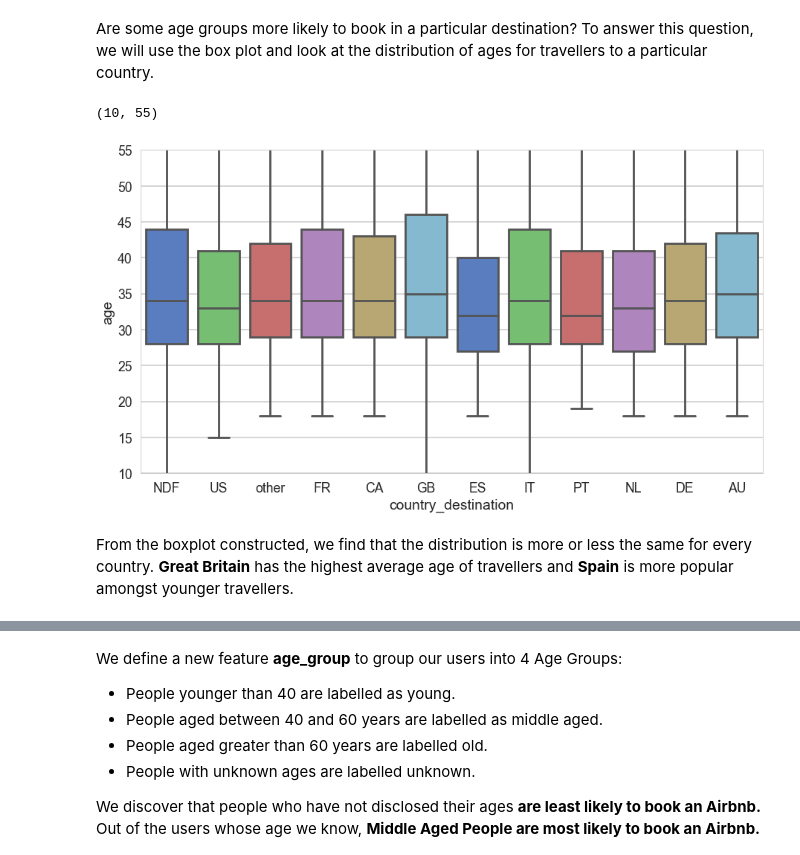
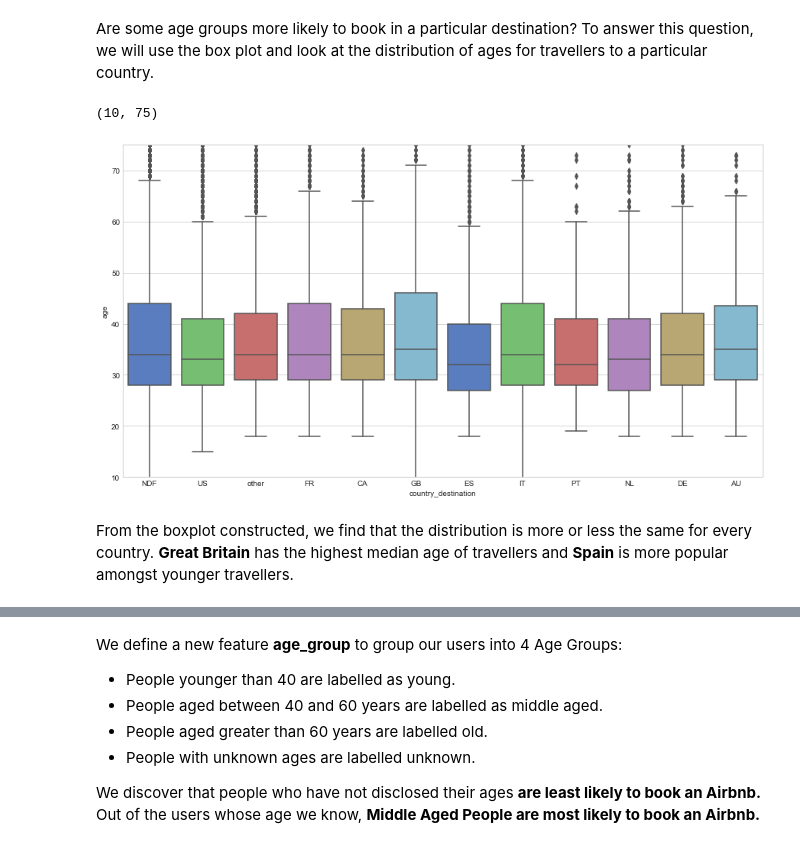
Before and after one commit to rounakbanik/airbnb, a Jupyter notebook: airbnb.ipynb, the cells around one changed output, grey strips where cells are left out. Cells and saved outputs as stored; diff of their text form; code cells hidden in the pictures.

```diff
--- a/airbnb.ipynb
+++ b/airbnb.ipynb
@@ -705,12 +710,12 @@ Are some age groups more likely to book in a particular destination? To answer t
 # %%
 fig, ax = plt.subplots(nrows=1, ncols=1,figsize=(15, 8))
 sns.boxplot(x='country_destination', y='age', data=df_train, palette="muted", ax =ax)
-ax.set_ylim([10, 55])
+ax.set_ylim([10, 75])
 # %% [output]
-(10, 55)
+(10, 75)
-[figure, old version]
+[figure, new version]
 # %% [markdown]
-From the boxplot constructed, we find that the distribution is more or less the same for every country. **Great Britain** has the highest average age of travellers and **Spain** is more popular amongst younger travellers.
+From the boxplot constructed, we find that the distribution is more or less the same for every country. **Great Britain** has the highest median age of travellers and **Spain** is more popular amongst younger travellers.
 # %%
 def set_age_group(x):
     if x < 40:
```
Also changed, not shown: parts of 76 cells of this notebook, 5 other files.
